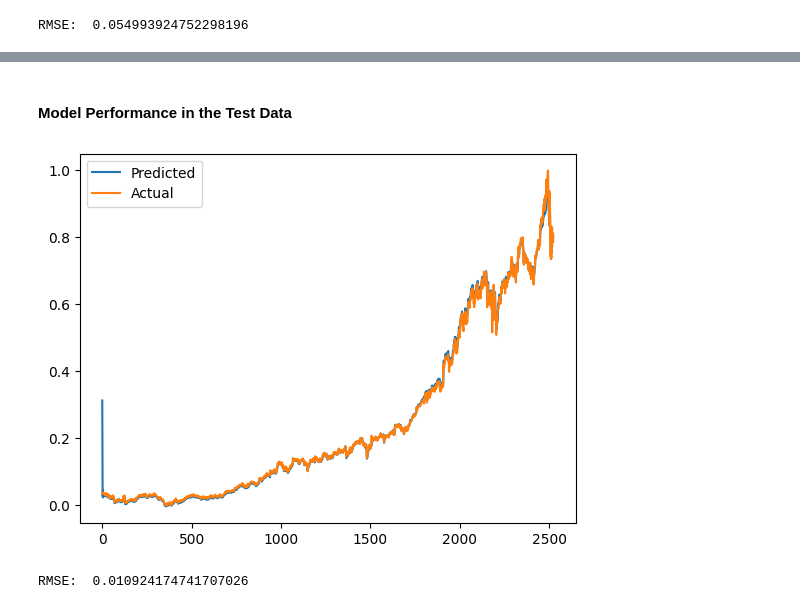
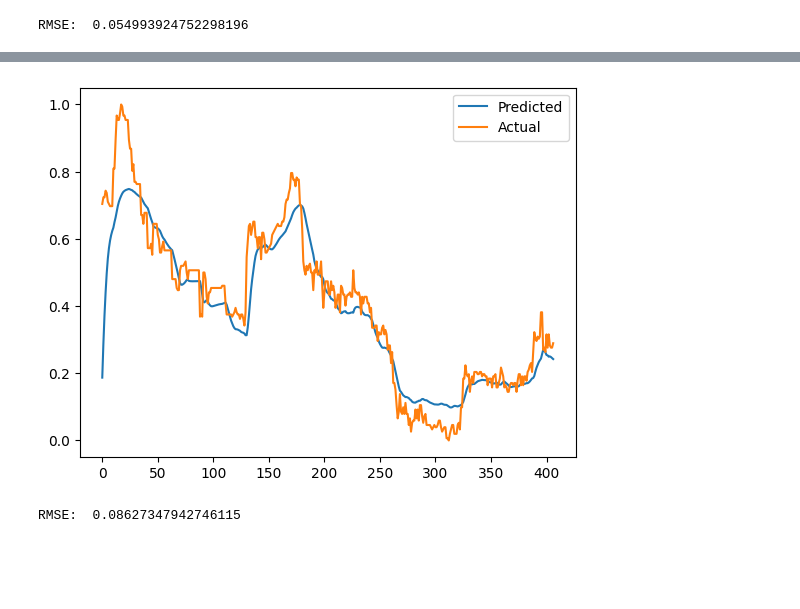
Before and after one commit to thethomasam/DL-Assignmnet-3-RNN, a Jupyter notebook: Assignment-3F.ipynb, the cells around one changed output, grey strips where cells are left out. Drawn from its saved outputs; the diff is of its cells as text; code cells hidden in the pictures; blank space fills up the shorter version.

```diff
--- a/Assignment-3F.ipynb
+++ b/Assignment-3F.ipynb
@@ -457,27 +436,24 @@ class Vanila_RNN_multi(nn.Module):
 # %%
 data=pd.read_csv("./Dataset/ADBE.csv")  # ADOBE Stock Data
-data=data.iloc[:,[1,4]]
+data_test=pd.read_csv("./Dataset/ABUS.csv")  #ABUS Stock Data
 
-data_test=pd.read_csv("./Dataset/ABUS.csv")  #ABUS Stock Data
-data_test=data_test.iloc[:,[1,4]]
+test_data,val_data,train_data=get_data(data)
+test_data_A,val_data_A,train_data_A=get_data(data_test)
 
-test_data,val_data,train_data=get_data_multi(data)
-test_data_A,val_data_A,train_data_A=get_data_multi(data_test)
+window_size=40
 
-
-train_x,train_y=genrate_data(train_data,20)
-train_y=train_y[:,:-1]
+train_x,train_y=genrate_data(train_data,window_size)
 X_train=pre_process_data(train_x)
 Y_train=pre_process_data(train_y)
 
 #test data
-test_x,test_y=genrate_data(test_data,20)
-test_y=test_y[:,:-1]
+test_x,test_y=genrate_data(test_data,window_size)
+# test_x=test_x[1:100,:,:]
+# test_y=test_y[1:100,:]
 X_test=pre_process_data(test_x)
 Y_test=pre_process_data(test_y)
 
 #validation data
-val_x,val_y=genrate_data(val_data,20)
-val_y=val_y[:,:-1]
+val_x,val_y=genrate_data(val_data_A,window_size)
 X_val=pre_process_data(val_x)
 Y_val=pre_process_data(val_y)
@@ -520,7 +460,5 @@ diagnostic_plots(train_loss,"train loss",validation_loss,"validation loss")
-# %% [markdown]
-#### Model Performance in the Test Data
-# %%
-test_model(vanilla_model,X_test,Y_test)
-# %% [output]
-[figure, removed]
-RMSE:  0.010924174741707026
+# %%
+test_model(model_LSTM,X_val,Y_val)
+# %% [output]
+[figure, added]
+RMSE:  0.08627347942746115
```
Also changed, not shown: parts of 10 cells of this notebook.
